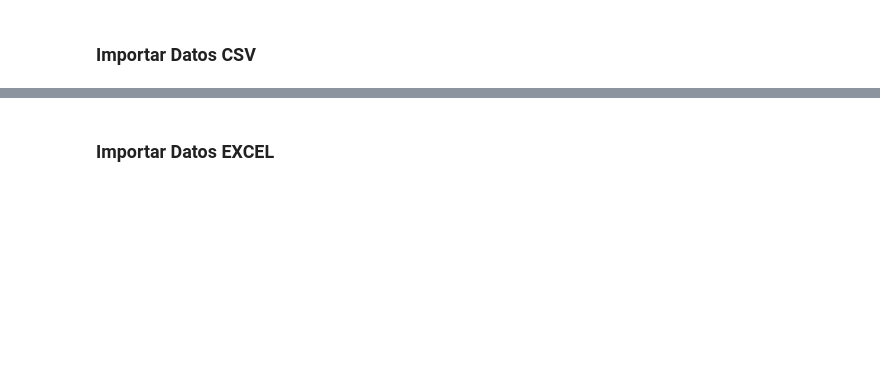
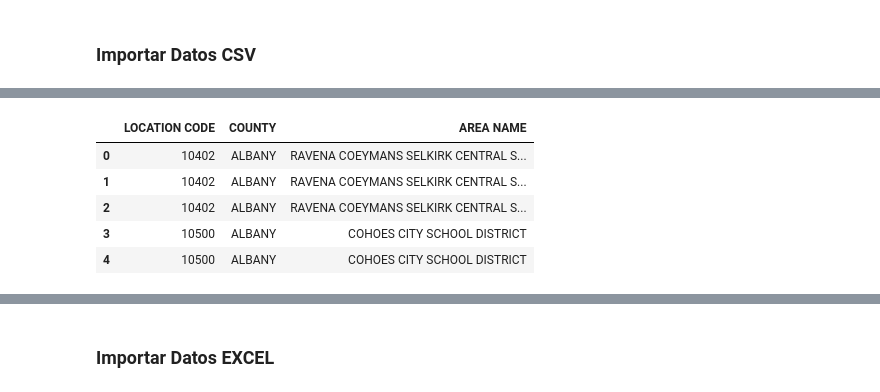
Before and after one commit to DavChing/programa-python_utec, a Jupyter notebook: Modulo2/Progama_Python_UTEC_Sesion08_Sesion09_Pandas.ipynb, the cells around one changed output, grey strips where cells are left out. Drawn from its saved outputs; the diff is of its cells as text; code cells hidden in the pictures; blank space fills up the shorter version.

```diff
--- a/Modulo2/Progama_Python_UTEC_Sesion08_Sesion09_Pandas.ipynb
+++ b/Modulo2/Progama_Python_UTEC_Sesion08_Sesion09_Pandas.ipynb
@@ -96,5 +129,5 @@ drive.mount('/gdrive')
 # %%
-ruta = "/gdrive/My Drive/[UTEC_2025]/[Programa_Python_Mayo]/ALUMNOS/"
+ruta = "/gdrive/My Drive/UTEC/"
 dataset = "students.csv"
 # %%
 ruta+dataset
@@ -109,3 +174,12 @@ d[0:5]['REGION']
+# %%
+d.iloc[0:5,0:3]
+# %% [output]
+|  | LOCATION CODE | COUNTY | AREA NAME |
+| 0 | 10402 | ALBANY | RAVENA COEYMANS SELKIRK CENTRAL S... |
+| 1 | 10402 | ALBANY | RAVENA COEYMANS SELKIRK CENTRAL S... |
+| 2 | 10402 | ALBANY | RAVENA COEYMANS SELKIRK CENTRAL S... |
+| 3 | 10500 | ALBANY | COHOES CITY SCHOOL DISTRICT |
+| 4 | 10500 | ALBANY | COHOES CITY SCHOOL DISTRICT |
 # %%
 # Diccionario de datos
 d = {
```
Also changed, not shown: parts of 32 cells of this notebook.
